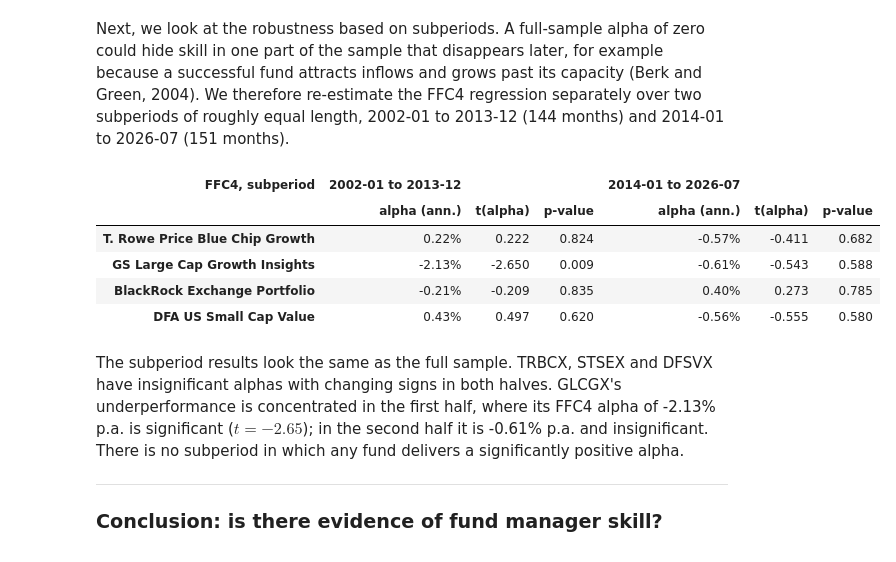
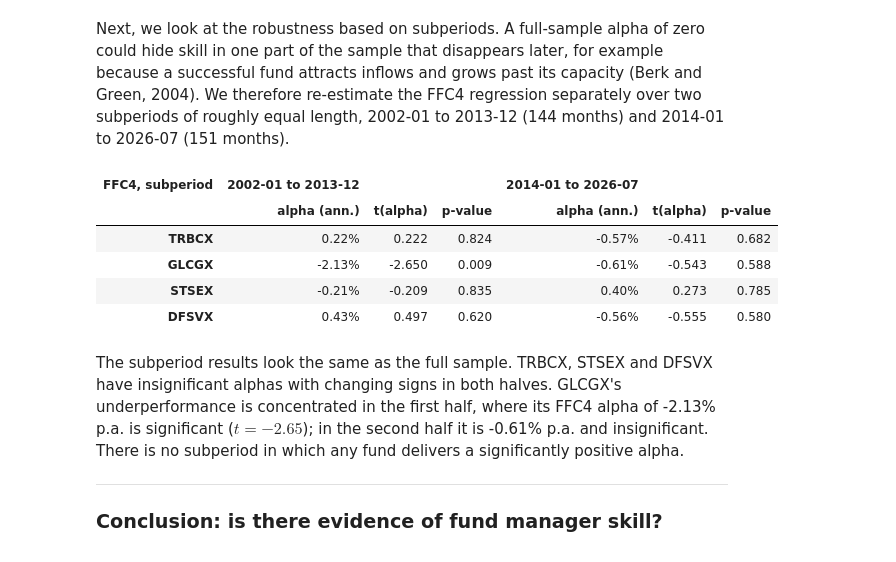
Before and after one commit to Oberdammer/asset_pricing, a Jupyter notebook: Assignment_3.ipynb, the cells around one changed output. Cells and saved outputs as stored; diff of their text form; code cells hidden in the pictures.

```diff
--- a/Assignment_3.ipynb
+++ b/Assignment_3.ipynb
@@ -859,25 +866,25 @@ Next, we look at the robustness based on subperiods. A full-sample alpha of zero
 # %%
 halves = {"2002-01 to 2013-12": (pd.Period("2002-01", "M"), pd.Period("2013-12", "M")),
           "2014-01 to 2026-07": (pd.Period("2014-01", "M"), pd.Period("2026-07", "M"))}
 sub = {}
 for lab, (s, e) in halves.items():
     X = sm.add_constant(factors.loc[s:e, MODELS["FFC4"]])
     for k in FUNDS:
         r = sm.OLS(excess.loc[s:e, k], X).fit()
         sub[k] = sub.get(k, {}) | {(lab, "alpha (ann.)"): r.params["const"] * 12,
                                    (lab, "t(alpha)"): r.tvalues["const"],
                                    (lab, "p-value"): r.pvalues["const"]}
 sub = pd.DataFrame(sub).T
 sub.columns = pd.MultiIndex.from_tuples(sub.columns, names=["FFC4, subperiod", ""])
-sub.rename(index=NAMES).style.format("{:.3f}").format(
+sub.style.format("{:.3f}").format(
     "{:.2%}", subset=[c for c in sub.columns if c[1] == "alpha (ann.)"])
 # %% [output]
 | FFC4, subperiod | 2002-01 to 2013-12 |  |  | 2014-01 to 2026-07 |  |  |
 |  | alpha (ann.) | t(alpha) | p-value | alpha (ann.) | t(alpha) | p-value |
-| T. Rowe Price Blue Chip Growth | 0.22% | 0.222 | 0.824 | -0.57% | -0.411 | 0.682 |
-| GS Large Cap Growth Insights | -2.13% | -2.650 | 0.009 | -0.61% | -0.543 | 0.588 |
-| BlackRock Exchange Portfolio | -0.21% | -0.209 | 0.835 | 0.40% | 0.273 | 0.785 |
-| DFA US Small Cap Value | 0.43% | 0.497 | 0.620 | -0.56% | -0.555 | 0.580 |
+| TRBCX | 0.22% | 0.222 | 0.824 | -0.57% | -0.411 | 0.682 |
+| GLCGX | -2.13% | -2.650 | 0.009 | -0.61% | -0.543 | 0.588 |
+| STSEX | -0.21% | -0.209 | 0.835 | 0.40% | 0.273 | 0.785 |
+| DFSVX | 0.43% | 0.497 | 0.620 | -0.56% | -0.555 | 0.580 |
 # %% [markdown]
 The subperiod results look the same as the full sample. TRBCX, STSEX and DFSVX have insignificant alphas with changing signs in both halves. GLCGX's underperformance is concentrated in the first half, where its FFC4 alpha of -2.13% p.a. is significant ($t = -2.65$); in the second half it is -0.61% p.a. and insignificant. There is no subperiod in which any fund delivers a significantly positive alpha.
 
```
Also changed, not shown: parts of 6 cells of this notebook, 1 other file.
